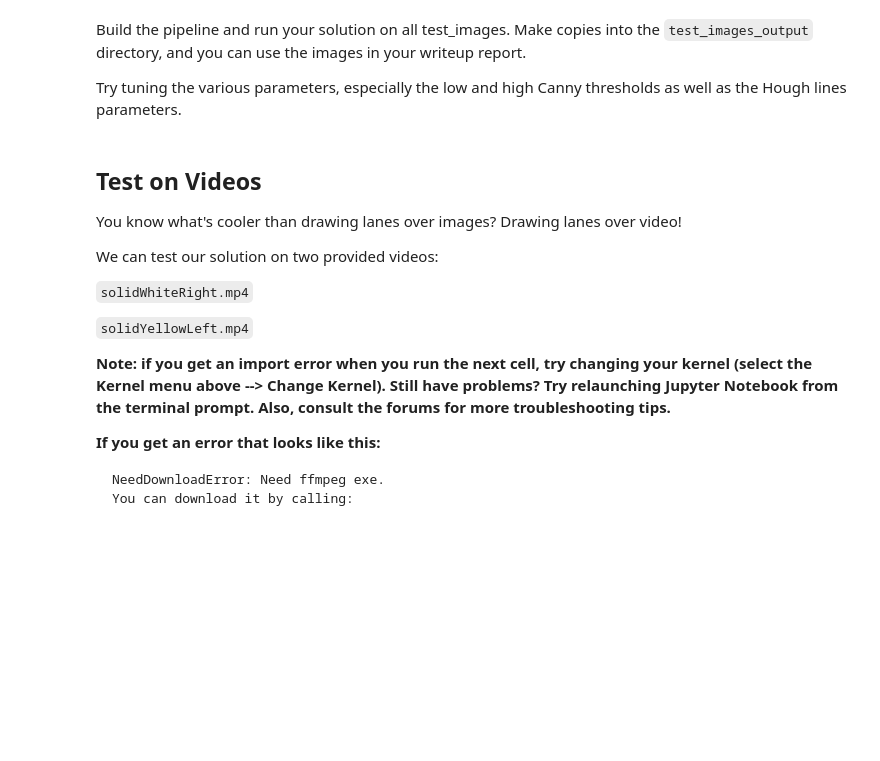
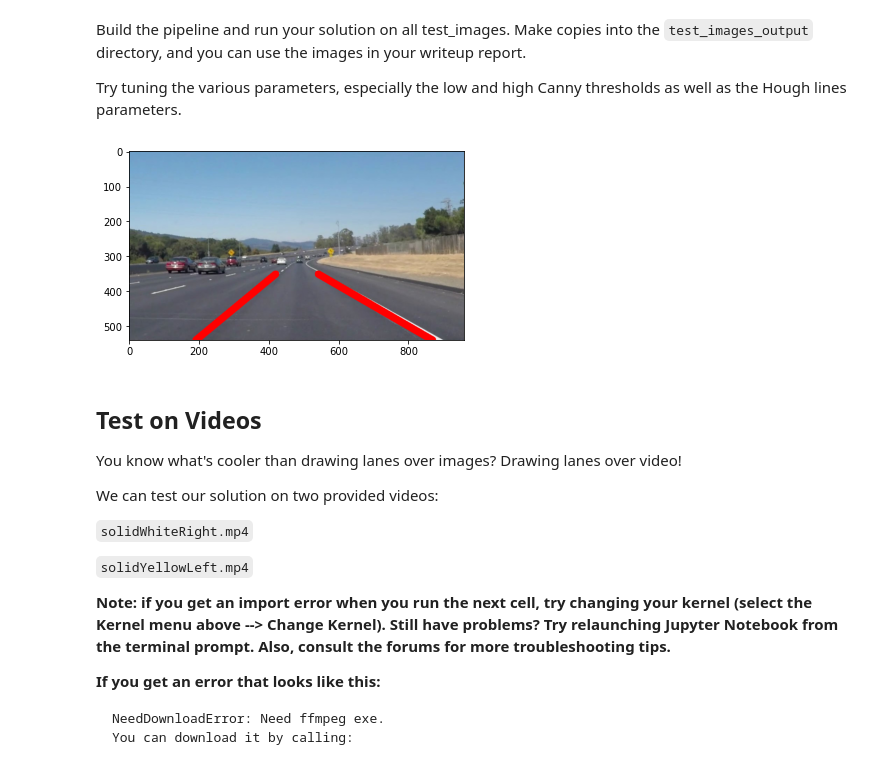
Before and after one commit to marco-braun/CarND-LaneLines-P1, a Jupyter notebook: P1.ipynb, the cells around one changed output. Saved outputs shown, nothing was run; the diff lists cells and outputs as text; code cells hidden in the pictures; blank space fills up the shorter version.

```diff
--- a/P1.ipynb
+++ b/P1.ipynb
@@ -187,7 +198,7 @@ Try tuning the various parameters, especially the low and high Canny thresholds
 # then save them to the test_images_output directory.
 
 test_images = os.listdir("test_images/")
-save_image = True
+save_image = False
 
 if save_image==True:
     if not os.path.exists("test_images_output"):
@@ -202,7 +213,7 @@ for image_name in test_images:
 
     image_gray = grayscale(image)
     image_unnoisy = gaussian_blur(image_gray, kernel_size=5)
-    image_canny = cv2.Canny(image_unnoisy, 150, 200)
+    image_canny = cv2.Canny(image_unnoisy, 50, 100)
 
     rho_res = 1
     theta_res = np.pi/180
@@ -265,33 +276,35 @@ for image_name in test_images:
     left_extrapol_x_high = point_left_bottom[0] + left_extrapol_delta_x_high
     left_extrapol_y_high = point_left_bottom[1] + slope_left * left_extrapol_delta_x_high
 
     left_extrapol_delta_x_low = (roi_left_up[1] - point_left_bottom[1])/ slope_left
     left_extrapol_x_low = point_left_bottom[0] + left_extrapol_delta_x_low
     left_extrapol_y_low = point_left_bottom[1] - slope_left * left_extrapol_delta_x_low
 
     left_extrapol_line = np.array([int(left_extrapol_x_low), int(left_extrapol_y_low), int(left_extrapol_x_high), int(left_extrapol_y_high)])
 
     right_extrapol_delta_x_high = (roi_right_low[1] - point_right_bottom[1])/ slope_right
     right_extrapol_x_high = point_right_bottom[0] + right_extrapol_delta_x_high
     right_extrapol_y_high = point_right_bottom[1] + slope_right * right_extrapol_delta_x_high
 
     right_extrapol_delta_x_low = (roi_right_up[1] - point_right_bottom[1])/ slope_right
     right_extrapol_x_low = point_right_bottom[0] + right_extrapol_delta_x_low
     right_extrapol_y_low = point_right_bottom[1] - slope_right * right_extrapol_delta_x_low
 
     right_extrapol_line = np.array([int(right_extrapol_x_low), int(right_extrapol_y_low), int(right_extrapol_x_high), int(right_extrapol_y_high)])
 
 
     # image_final = region_of_interest(img=left_extrapol_line, vertices=np.int32([roi_points]))
 
     draw_lines(image, [[left_extrapol_line, right_extrapol_line]], thickness=20)
 
     #lines_in_image = cv2.addWeighted(image, 0.8, left_extrapol_line, 1, 0)
 
     if save_image:
         mpimg.imsave(fname=os.path.join("test_images_output", "extrapol" + image_name), arr=image)
     else:
         plt.imshow(image)
+# %% [output]
+[figure, added]
 # %% [markdown]
 ## Test on Videos
 
```
Also changed, not shown: parts of 8 cells of this notebook.
